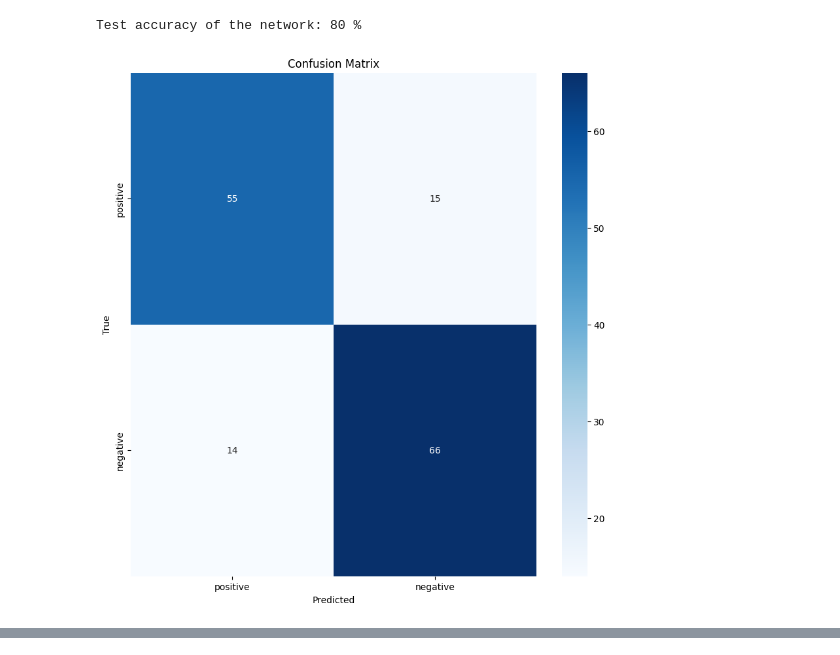
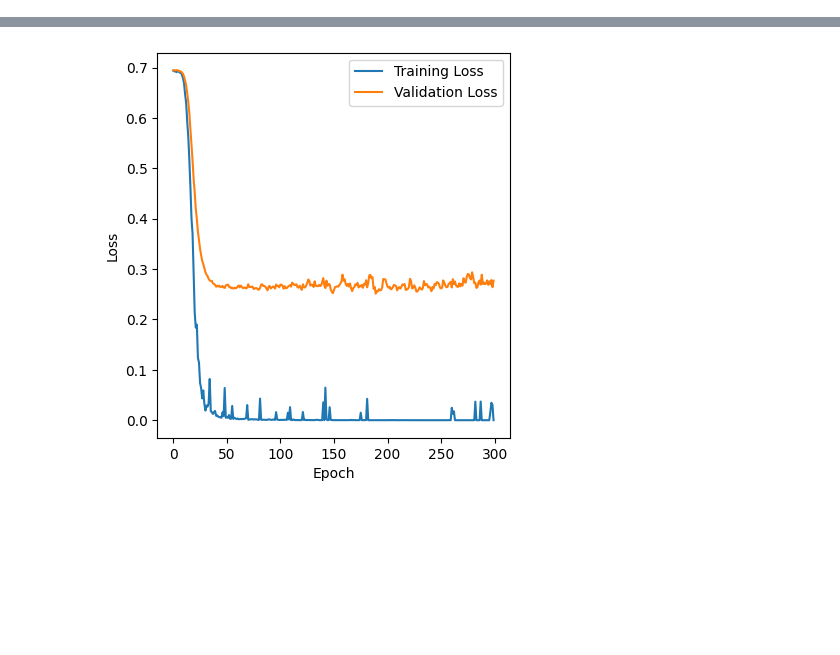
Before and after one commit to isskh/D7047E_Lab_1, a Jupyter notebook: lab 1.ipynb, the cells around one changed output, grey strips where cells are left out. Drawn from its saved outputs; the diff is of its cells as text; code cells hidden in the pictures; blank space fills up the shorter version.

```diff
--- a/lab 1.ipynb
+++ b/lab 1.ipynb
@@ -389,28 +278,0 @@ Epoch 500/500, Training Loss: 0.3133, Validation Loss: 0.4508
-# %%
-epochs = 500
-input_size = 4114  # Size of vocabulary
-hidden_size = 256  # Size of hidden layer
-output_size = 2  # Size of vocabulary (for response)
-num_layers = 2
-
-model = ChatbotSimple(input_size=input_size, hidden_size=hidden_size, output_size=output_size)
-
-criterion = nn.CrossEntropyLoss()
-optimizer = optim.Adam(model.parameters(),lr=0.0001)
-
-train_x_tensor_bot = torch.from_numpy(np.array(training_data)).long()
-train_y_tensor_bot = torch.from_numpy(np.array(training_labels)).long()
-validation_x_tensor_bot = torch.from_numpy(np.array(validation_data)).long()
-validation_y_tensor_bot = torch.from_numpy(np.array(validation_labels)).long()
-test_x_tensor_bot = torch.from_numpy(np.array(test_data)).long()
-test_y_tensor_bot = torch.from_numpy(np.array(test_labels)).long()
-
-train_dataset_bot = TensorDataset(train_x_tensor_bot, train_y_tensor_bot)
-validation_dataset_bot = TensorDataset(validation_x_tensor_bot, validation_y_tensor_bot)
-test_dataset_bot = TensorDataset(test_x_tensor_bot, test_y_tensor_bot)
-
-train_loader_bot = DataLoader(train_dataset_bot, batch_size=batch_size, shuffle=True)
-validation_loader_bot = DataLoader(validation_dataset_bot, batch_size=batch_size)
-test_loader_bot = DataLoader(test_dataset_bot, batch_size=batch_size)
-
-trained_model_emb = train_model(model=model,criterion=criterion,optimizer=optimizer,train_loader=train_loader_bot,validation_loader=validation_loader_bot,num_epochs=epochs,device=device)
@@ -490,6 +279,12 @@ AssertionError: query should be unbatched 2D or batched 3D tensor but received 4
-# %%
-# Test models
-test_model(trained_model_lstm,test_loader=test_loader,device=device)
-# %% [output]
-Test accuracy of the network: 80 %
-[figure, removed]
+# %%
+if torch.cuda.device_count() > 1:
+    print("Using", torch.cuda.device_count(), "GPUs!")
+    model_lstm = DataParallel(model_lstm)
+
+criterion = nn.BCELoss()
+optimizer = optim.Adam(model_lstm.parameters(), lr=0.0001)
+
+train_model(model=model_lstm, criterion=criterion, optimizer=optimizer, train_loader=train_loader,
+                                 validation_loader=validation_loader, num_epochs=epochs, device=device,
+                                 model_name=model_name_lstm)
+# %% [output]
@@ -496 +308,2 @@ Test accuracy of the network: 80 %
+[figure, added]
 # %%
```
Also changed, not shown: parts of 22 cells of this notebook, 3 other files.
